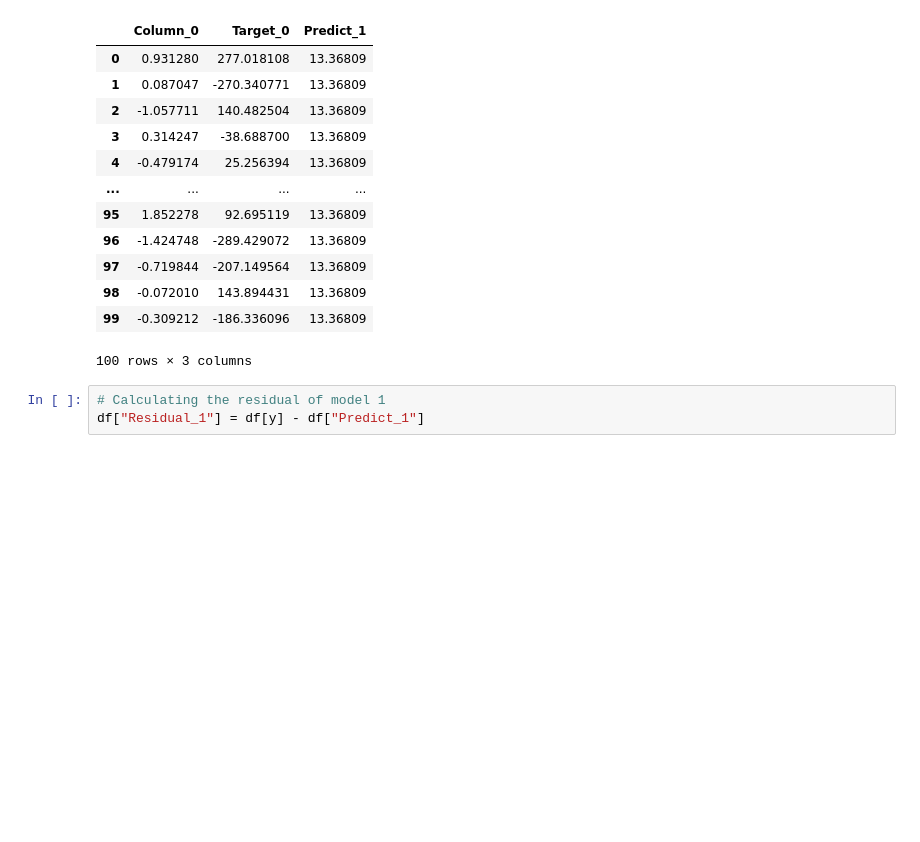
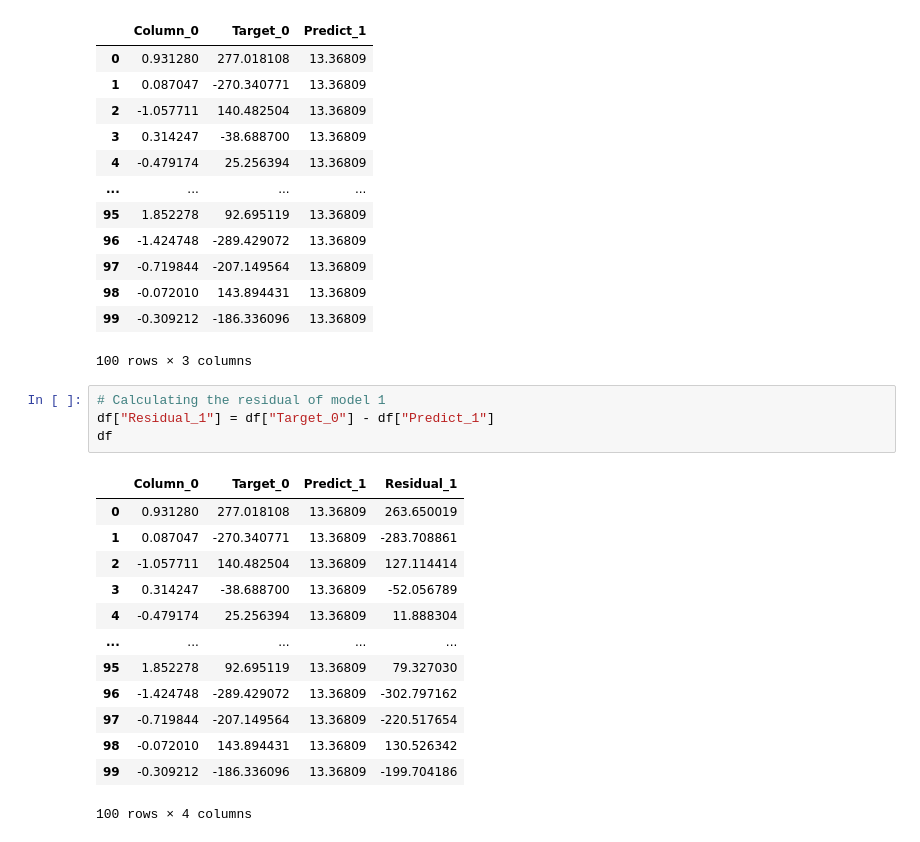
Before and after one commit to AmirPasha25/gradient-boosting, a Jupyter notebook: notebook/gradient_boosting.ipynb, the cells around one changed output. Drawn from its saved outputs; the diff is of its cells as text; blank space fills up the shorter version.

```diff
--- a/notebook/gradient_boosting.ipynb
+++ b/notebook/gradient_boosting.ipynb
@@ -61,4 +61,19 @@ df
 100 rows × 3 columns
 # %%
 # Calculating the residual of model 1
-df["Residual_1"] = df[y] - df["Predict_1"]
+df["Residual_1"] = df["Target_0"] - df["Predict_1"]
+df
+# %% [output]
+|  | Column_0 | Target_0 | Predict_1 | Residual_1 |
+| 0 | 0.931280 | 277.018108 | 13.36809 | 263.650019 |
+| 1 | 0.087047 | -270.340771 | 13.36809 | -283.708861 |
+| 2 | -1.057711 | 140.482504 | 13.36809 | 127.114414 |
+| 3 | 0.314247 | -38.688700 | 13.36809 | -52.056789 |
+| 4 | -0.479174 | 25.256394 | 13.36809 | 11.888304 |
+| ... | ... | ... | ... | ... |
+| 95 | 1.852278 | 92.695119 | 13.36809 | 79.327030 |
+| 96 | -1.424748 | -289.429072 | 13.36809 | -302.797162 |
+| 97 | -0.719844 | -207.149564 | 13.36809 | -220.517654 |
+| 98 | -0.072010 | 143.894431 | 13.36809 | 130.526342 |
+| 99 | -0.309212 | -186.336096 | 13.36809 | -199.704186 |
+100 rows × 4 columns
```
Also changed, not shown: parts of 3 cells of this notebook.
